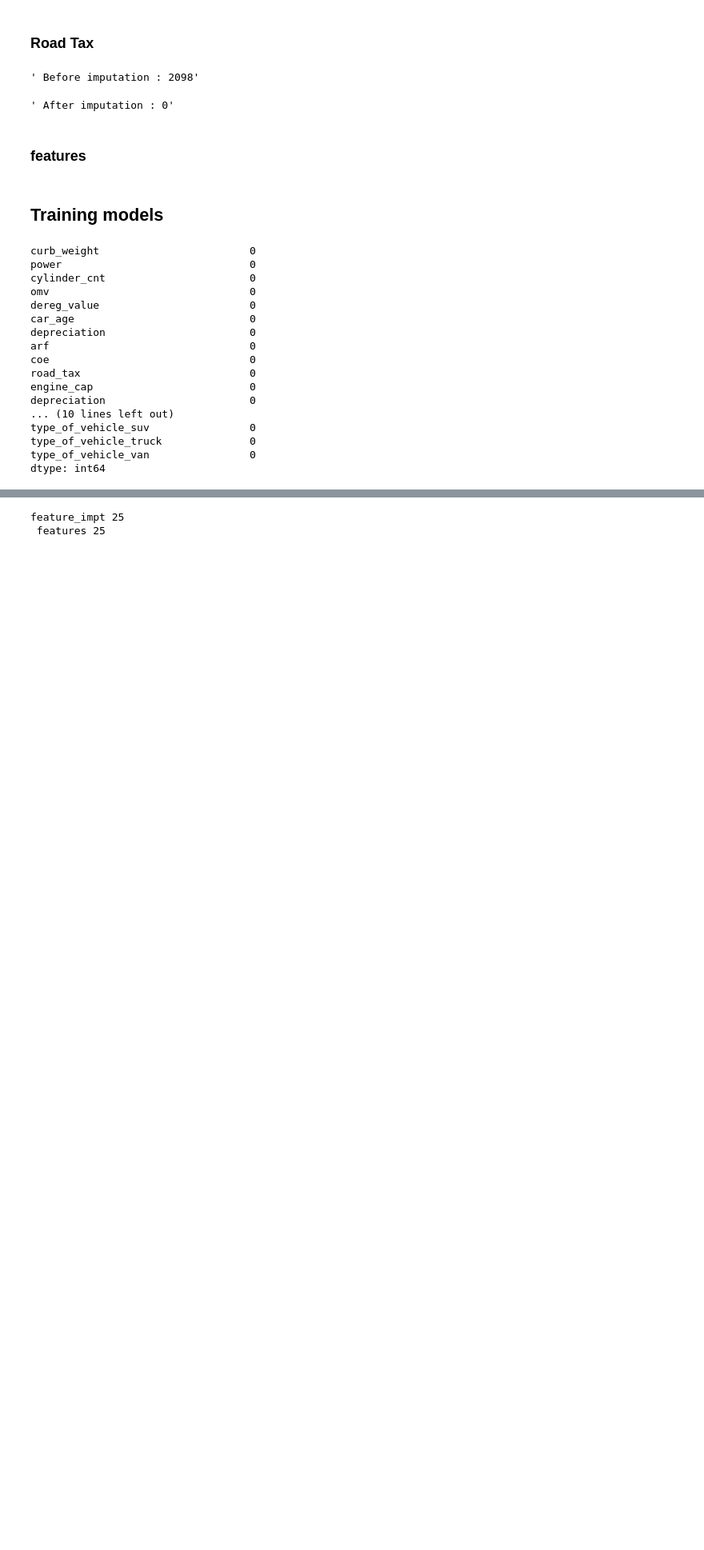
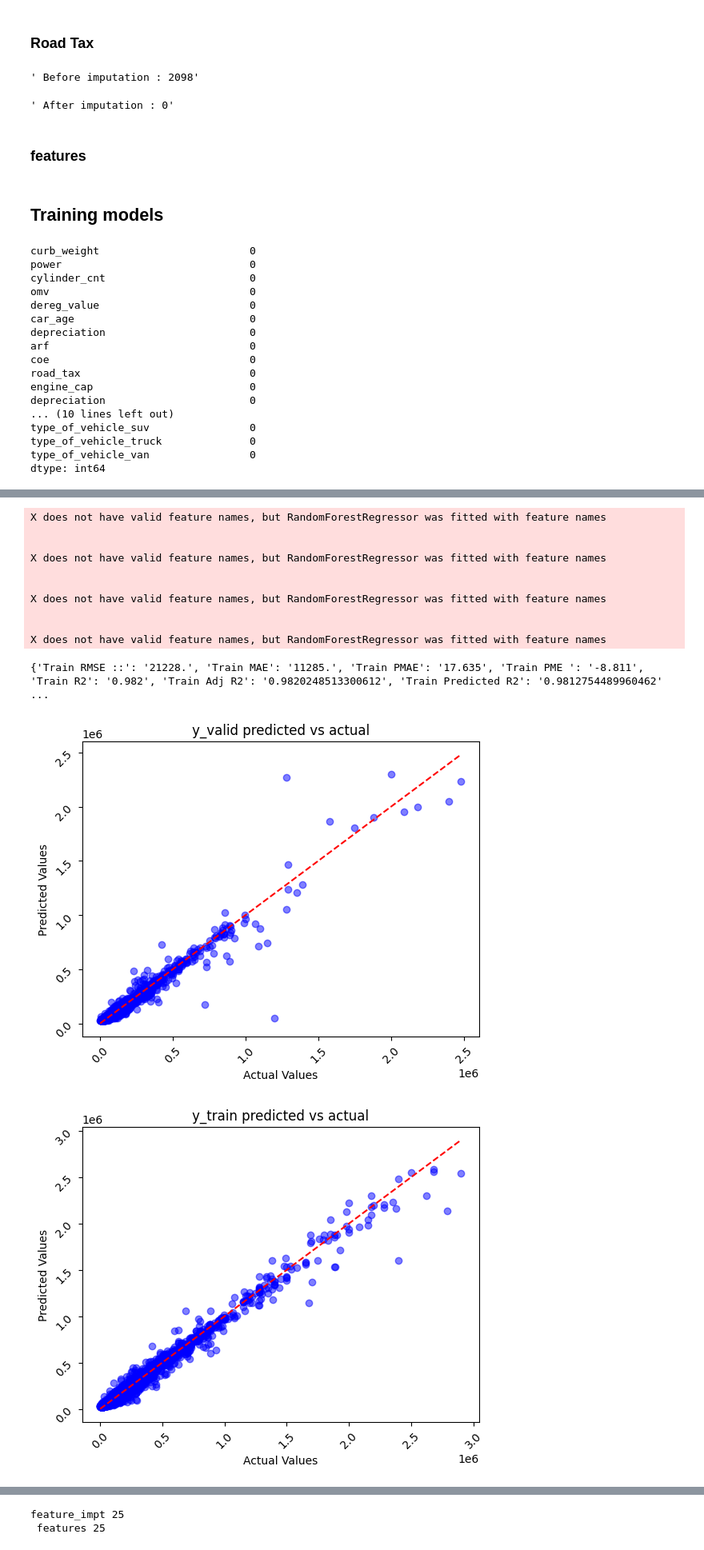
Before and after one commit to melloo21/CS5228_project, a Jupyter notebook: combined_data_preprocessing.ipynb, the cells around one changed output, grey strips where cells are left out. Shown at 80% size. Saved outputs shown, nothing was run; the diff lists cells and outputs as text; code cells hidden in the pictures; blank space fills up the shorter version.

```diff
--- a/combined_data_preprocessing.ipynb
+++ b/combined_data_preprocessing.ipynb
@@ -699,8 +700,9 @@ joblib.dump(best_model, f"{save_path}/{model_name}.joblib")
 # %%
-model_name = "random_forest_v4"
+model_name = "random_forest_with_all_imputes"
 save_path = f"./model_assets"
 
 model = joblib.load(f"{save_path}/{model_name}.joblib")
 reg_evaluate = RegressionEvaluate(model_weight_path= save_path)
 reg_evaluate.mini_reg_evaluate(df_train_tuple=(X_train, y_train),
                             df_valid_tuple=( X_val,y_val),model_name=model_name, save_path=save_path)
+# %% [output]
@@ -706,0 +713,13 @@ reg_evaluate.mini_reg_evaluate(df_train_tuple=(X_train, y_train),
+X does not have valid feature names, but RandomForestRegressor was fitted with feature names
+
+
+X does not have valid feature names, but RandomForestRegressor was fitted with feature names
+
+
+X does not have valid feature names, but RandomForestRegressor was fitted with feature names
+
+
+X does not have valid feature names, but RandomForestRegressor was fitted with feature names
+{'Train RMSE ::': '21228.', 'Train MAE': '11285.', 'Train PMAE': '17.635', 'Train PME ': '-8.811', 'Train R2': '0.982', 'Train Adj R2': '0.9820248513300612', 'Train Predicted R2': '0.9812754489960462' ...
+[figure, added]
+[figure, added]
```
Also changed, not shown: parts of 3 cells of this notebook, 1 other file.
